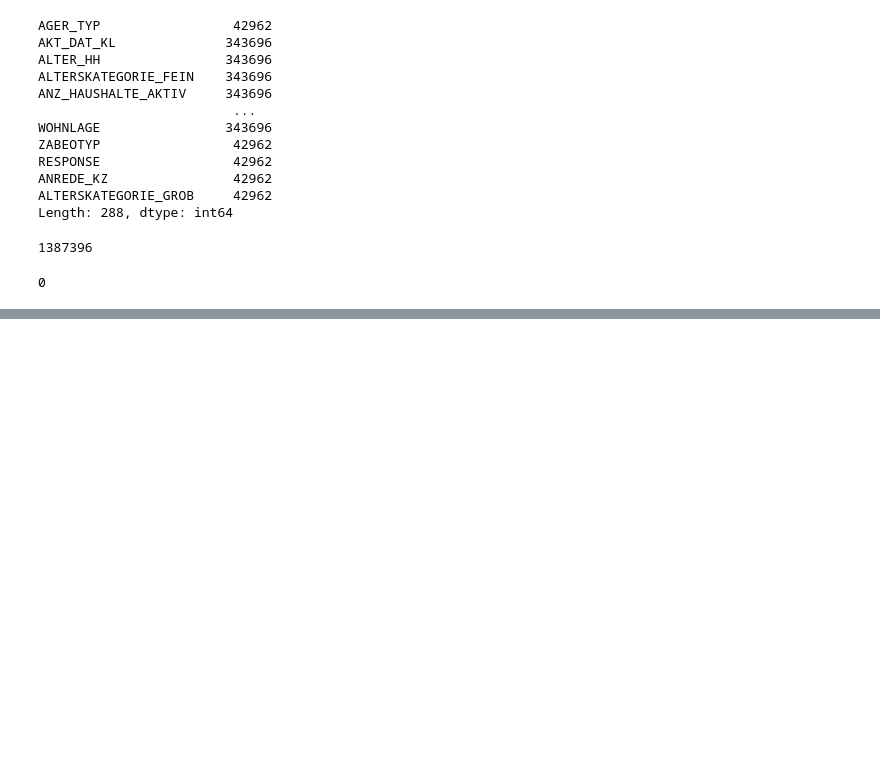
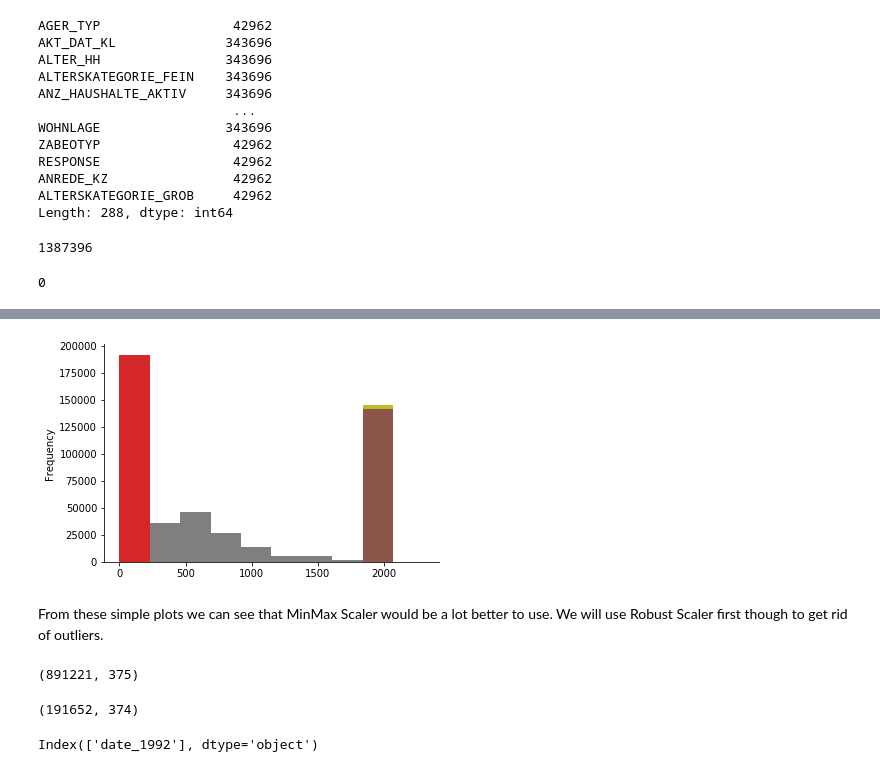
Before and after one commit to UsofData/Arvato_Capstone_Project, a Jupyter notebook: Arvato Project Workbook.ipynb, the cells around one changed output, grey strips where cells are left out. Drawn from its saved outputs; the diff is of its cells as text; code cells hidden in the pictures; blank space fills up the shorter version.

```diff
--- a/Arvato Project Workbook.ipynb
+++ b/Arvato Project Workbook.ipynb
@@ -843,0 +1005,7 @@ mailout_test.head()
+# %%
+customers.plot(kind='hist', legend=None)
+sns.despine()
+# %% [output]
+[figure, added]
+# %% [markdown]
+From these simple plots we can see that MinMax Scaler would be a lot better to use.  We will use Robust Scaler first though to get rid of outliers.
@@ -843,0 +1015,12 @@ mailout_test.head()
+# %%
+genpop.shape
+# %% [output]
+(891221, 375)
+# %%
+customers.shape
+# %% [output]
+(191652, 374)
+# %%
+genpop.columns[~genpop.columns.isin(customers.columns)]
+# %% [output]
+Index(['date_1992'], dtype='object')
```
Also changed, not shown: parts of 157 cells of this notebook, 5 other files.
